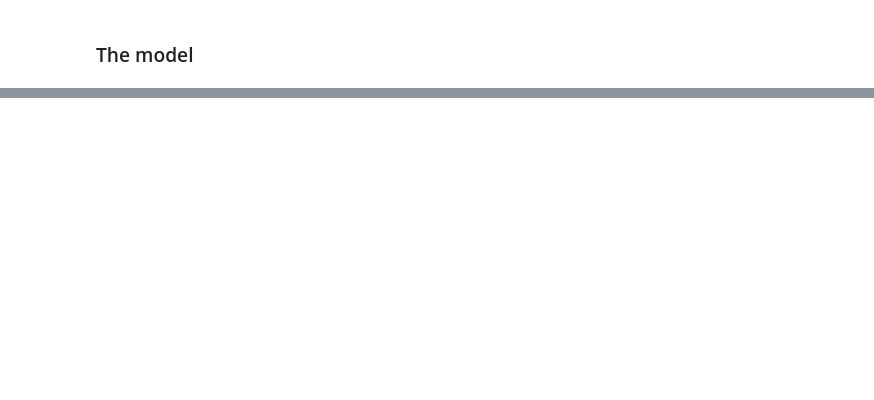
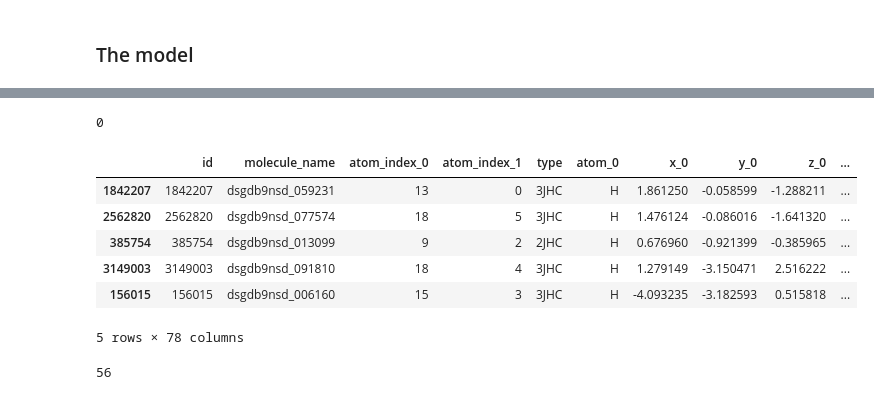
Before and after one commit to johngreibelarsen/predicting-molecular-properties, a Jupyter notebook: basic_feature_engineering_v2.ipynb, the cells around one changed output, grey strips where cells are left out. Saved outputs shown, nothing was run; the diff lists cells and outputs as text; code cells hidden in the pictures; blank space fills up the shorter version.

```diff
--- a/basic_feature_engineering_v2.ipynb
+++ b/basic_feature_engineering_v2.ipynb
@@ -290,0 +495,15 @@ I DO NOT UNDERSTAND WHY THIS RESULTS IN A SCORE OF 2.423 ON KAGGLE WOULD HAVE EX
+# %%
+import feather
+
+path = 'train_many_features_X.feather'
+
+#feather.write_dataframe(train_many_features_X, path)
+train_many_features_X = feather.read_dataframe(path)
+
+#train_many_features_X = train_many_features_X.drop('id', axis=1)
+#train_many_features_X = train_many_features_X.drop('molecule_name', axis=1)
+#train_many_features_X = train_many_features_X.drop('atom_0', axis=1)
+#train_many_features_X = train_many_features_X.drop('atom_1', axis=1)
+#train_many_features_X = train_many_features_X.drop('type', axis=1)
+
+#feather.write_dataframe(train_many_features_X, path)
@@ -290,0 +523,20 @@ I DO NOT UNDERSTAND WHY THIS RESULTS IN A SCORE OF 2.423 ON KAGGLE WOULD HAVE EX
+# %%
+#train_many_features_y = train['scalar_coupling_constant']
+#print(train_many_features_y.head)
+path = 'train_many_features_y.feather'
+
+#feather.write_dataframe(pd.DataFrame(train_many_features_y), path)
+train_many_features_y = feather.read_dataframe(path)
+# %%
+from sklearn.model_selection import train_test_split
+
+X_train_many_features, X_valid_many_features, y_train_many_features, y_valid_many_features = train_test_split(train_many_features_X, train_many_features_y, random_state = 13, test_size = 0.25)
+
+import gc
+
+del train_many_features_X
+del train_many_features_y
+
+gc.collect()
+# %% [output]
+0
@@ -290,0 +547,10 @@ I DO NOT UNDERSTAND WHY THIS RESULTS IN A SCORE OF 2.423 ON KAGGLE WOULD HAVE EX
+# %%
+X_train_many_features.head()
+# %% [output]
+|  | id | molecule_name | atom_index_0 | atom_index_1 | type | atom_0 | x_0 | y_0 | z_0 | ... |
+| 1842207 | 1842207 | dsgdb9nsd_059231 | 13 | 0 | 3JHC | H | 1.861250 | -0.058599 | -1.288211 | ... |
+| 2562820 | 2562820 | dsgdb9nsd_077574 | 18 | 5 | 3JHC | H | 1.476124 | -0.086016 | -1.641320 | ... |
+| 385754 | 385754 | dsgdb9nsd_013099 | 9 | 2 | 2JHC | H | 0.676960 | -0.921399 | -0.385965 | ... |
+| 3149003 | 3149003 | dsgdb9nsd_091810 | 18 | 4 | 3JHC | H | 1.279149 | -3.150471 | 2.516222 | ... |
+| 156015 | 156015 | dsgdb9nsd_006160 | 15 | 3 | 3JHC | H | -4.093235 | -3.182593 | 0.515818 | ... |
+5 rows × 78 columns
@@ -290,0 +575,4 @@ I DO NOT UNDERSTAND WHY THIS RESULTS IN A SCORE OF 2.423 ON KAGGLE WOULD HAVE EX
+# %%
+gc.collect()
+# %% [output]
+56
```
Also changed, not shown: parts of 111 cells of this notebook, 1 other file.
